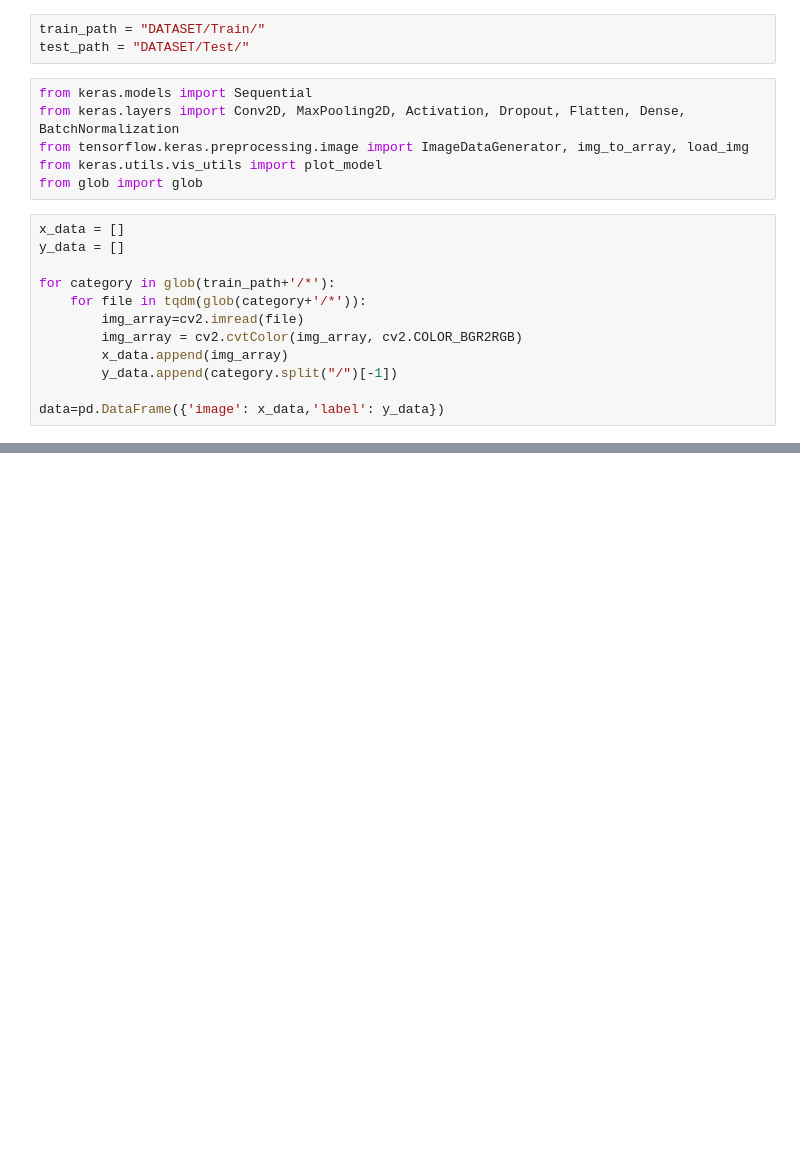
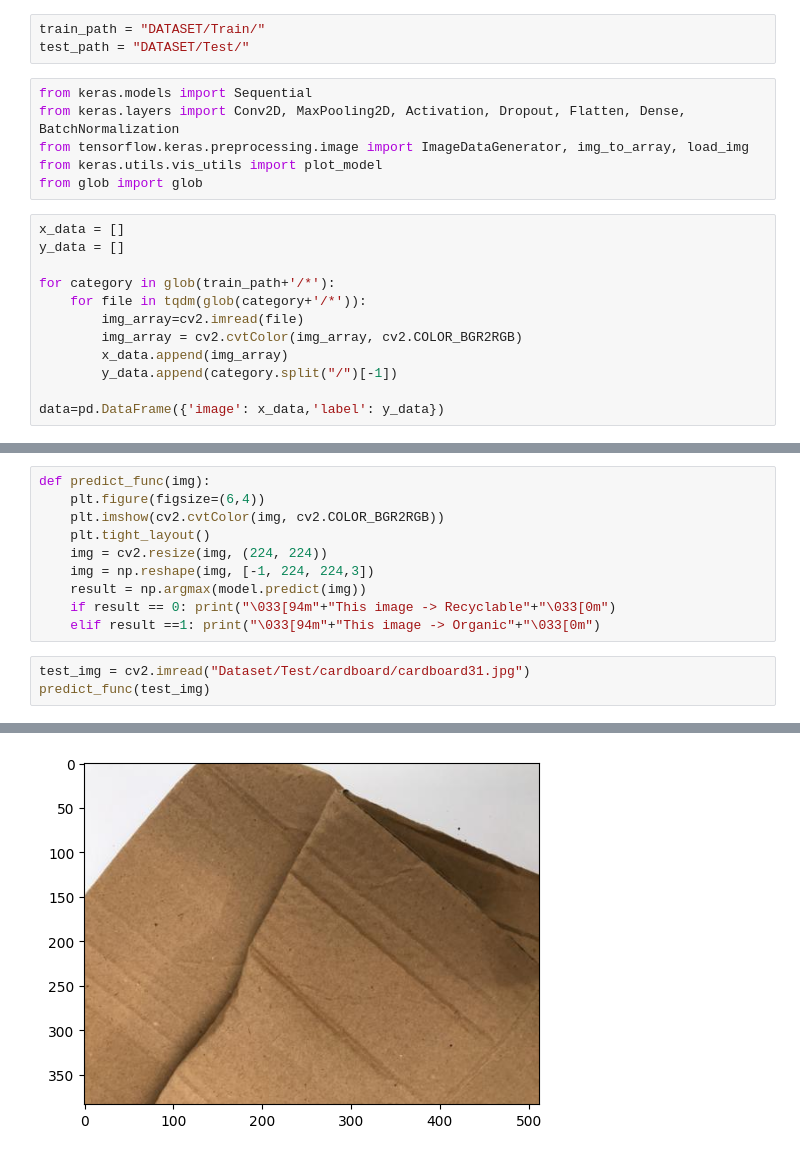
Before and after one commit to Zelihaars/atik_classification, a Jupyter notebook: atik_siniflandirma_cnn.ipynb, the cells around one changed output, grey strips where cells are left out. Cells and saved outputs as stored; diff of their text form; blank space fills up the shorter version.

```diff
--- a/atik_siniflandirma_cnn.ipynb
+++ b/atik_siniflandirma_cnn.ipynb
@@ -80,0 +175,14 @@ data=pd.DataFrame({'image': x_data,'label': y_data})
+# %%
+def predict_func(img):
+    plt.figure(figsize=(6,4))
+    plt.imshow(cv2.cvtColor(img, cv2.COLOR_BGR2RGB))
+    plt.tight_layout()
+    img = cv2.resize(img, (224, 224))
+    img = np.reshape(img, [-1, 224, 224,3])
+    result = np.argmax(model.predict(img))
+    if result == 0: print("\033[94m"+"This image -> Recyclable"+"\033[0m")
+    elif result ==1: print("\033[94m"+"This image -> Organic"+"\033[0m")
+# %%
+test_img = cv2.imread("Dataset/Test/cardboard/cardboard31.jpg")
+predict_func(test_img)
+# %% [output]
@@ -80,0 +190 @@ data=pd.DataFrame({'image': x_data,'label': y_data})
+[figure, added]
```
Also changed, not shown: parts of 20 cells of this notebook, 3 other files.
